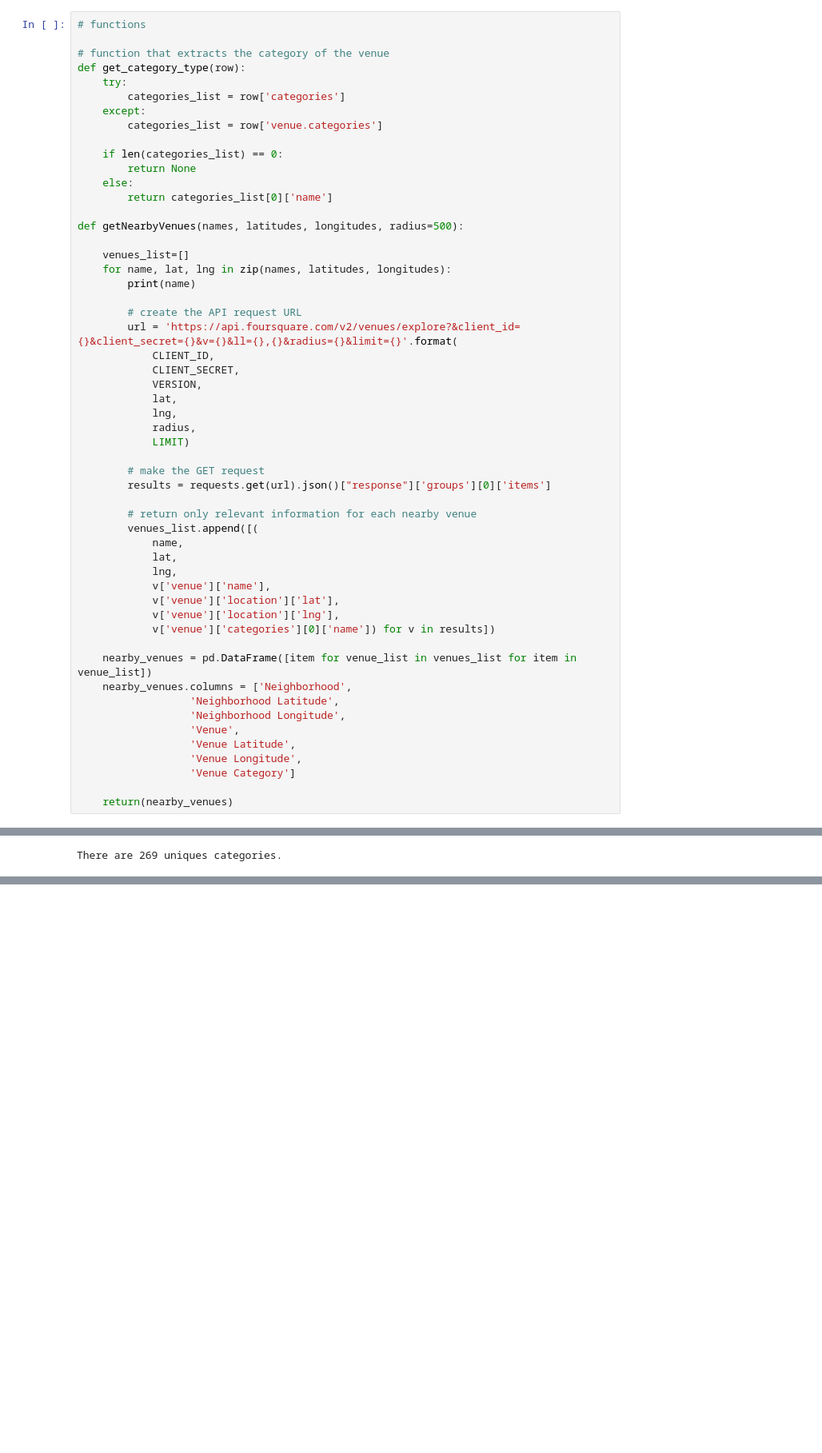
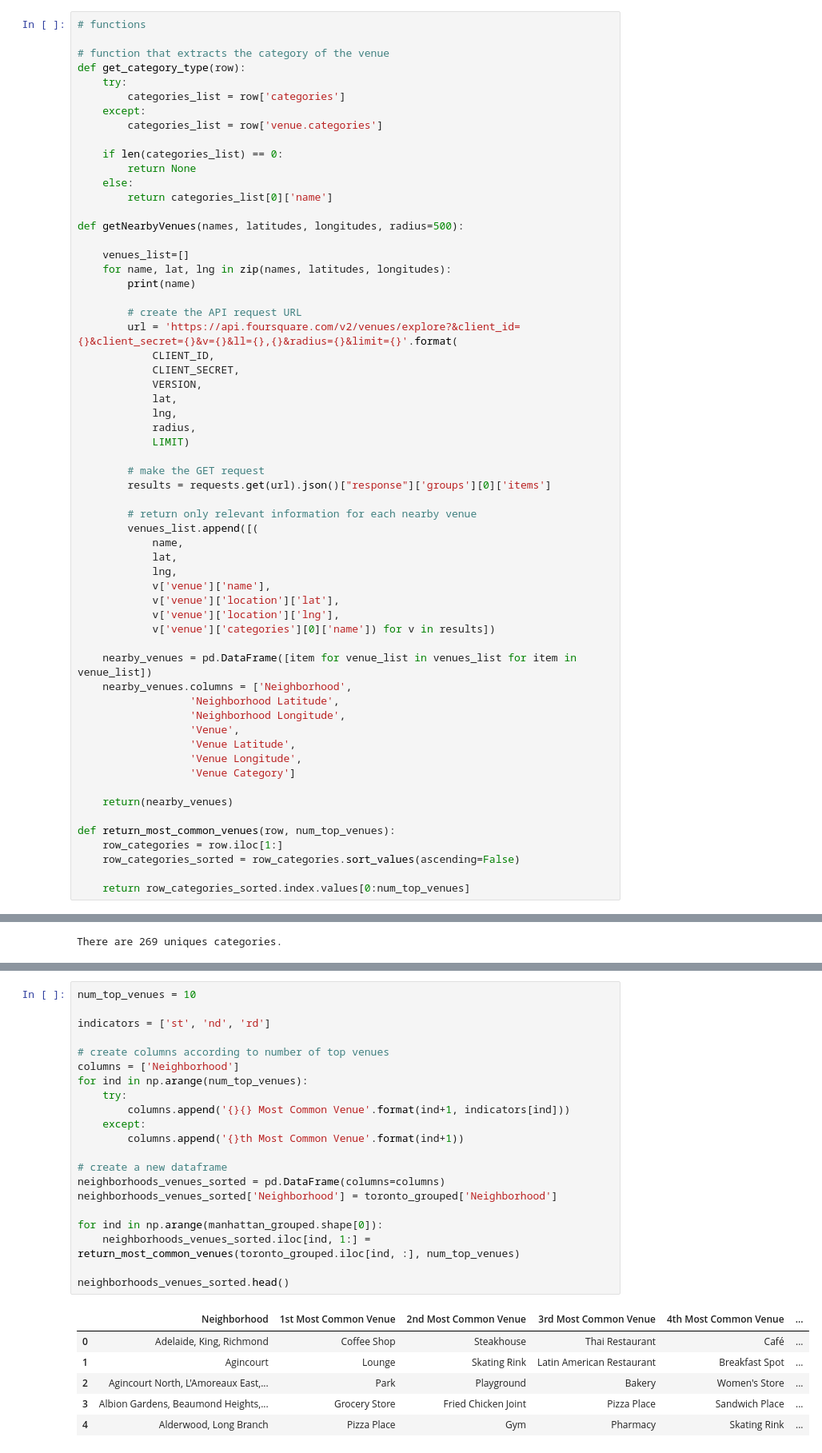
Before and after one commit to savamo/Coursera_Capstone, a Jupyter notebook: Week3 - Peer-graded Assignment.ipynb, the cells around one changed output, grey strips where cells are left out. Shown: that part at 80% size. Saved outputs shown, nothing was run; the diff lists cells and outputs as text; blank space fills up the shorter version.

```diff
--- a/Week3 - Peer-graded Assignment.ipynb
+++ b/Week3 - Peer-graded Assignment.ipynb
@@ -72,6 +75,12 @@ def getNearbyVenues(names, latitudes, longitudes, radius=500):
                   'Venue Category']
 
     return(nearby_venues)
+
+def return_most_common_venues(row, num_top_venues):
+    row_categories = row.iloc[1:]
+    row_categories_sorted = row_categories.sort_values(ascending=False)
+
+    return row_categories_sorted.index.values[0:num_top_venues]
 # %% [markdown]
 ## Question 1: sgrab data and create a clean dataframe
 # %%
@@ -198,0 +278,28 @@ There are 269 uniques categories.
+# %%
+num_top_venues = 10
+
+indicators = ['st', 'nd', 'rd']
+
+# create columns according to number of top venues
+columns = ['Neighborhood']
+for ind in np.arange(num_top_venues):
+    try:
+        columns.append('{}{} Most Common Venue'.format(ind+1, indicators[ind]))
+    except:
+        columns.append('{}th Most Common Venue'.format(ind+1))
+
+# create a new dataframe
+neighborhoods_venues_sorted = pd.DataFrame(columns=columns)
+neighborhoods_venues_sorted['Neighborhood'] = toronto_grouped['Neighborhood']
+
+for ind in np.arange(manhattan_grouped.shape[0]):
+    neighborhoods_venues_sorted.iloc[ind, 1:] = return_most_common_venues(toronto_grouped.iloc[ind, :], num_top_venues)
+
+neighborhoods_venues_sorted.head()
+# %% [output]
+|  | Neighborhood | 1st Most Common Venue | 2nd Most Common Venue | 3rd Most Common Venue | 4th Most Common Venue | ... |
+| 0 | Adelaide, King, Richmond | Coffee Shop | Steakhouse | Thai Restaurant | Café | ... |
+| 1 | Agincourt | Lounge | Skating Rink | Latin American Restaurant | Breakfast Spot | ... |
+| 2 | Agincourt North, L'Amoreaux East,... | Park | Playground | Bakery | Women's Store | ... |
+| 3 | Albion Gardens, Beaumond Heights,... | Grocery Store | Fried Chicken Joint | Pizza Place | Sandwich Place | ... |
+| 4 | Alderwood, Long Branch | Pizza Place | Gym | Pharmacy | Skating Rink | ... |
```
Also changed, not shown: parts of 12 cells of this notebook.
